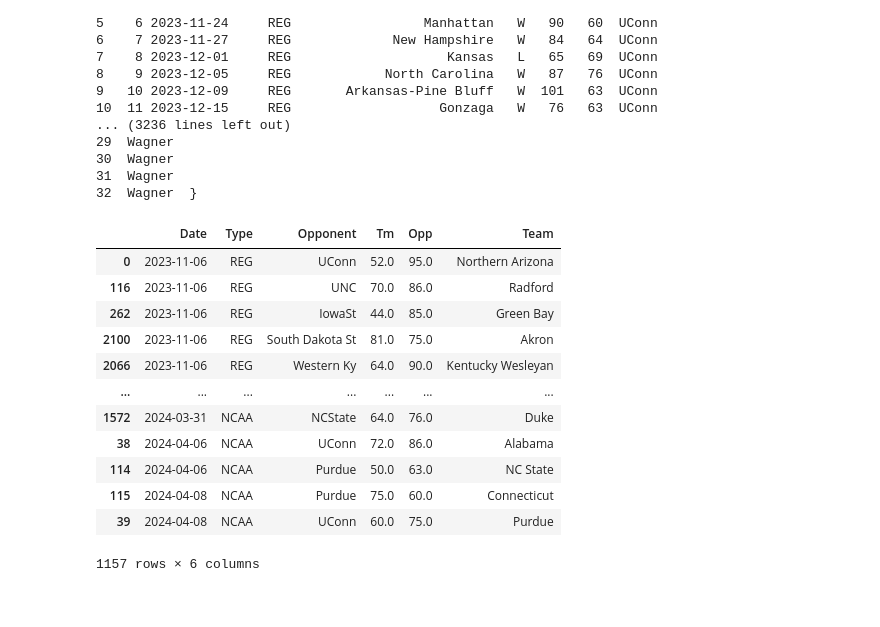
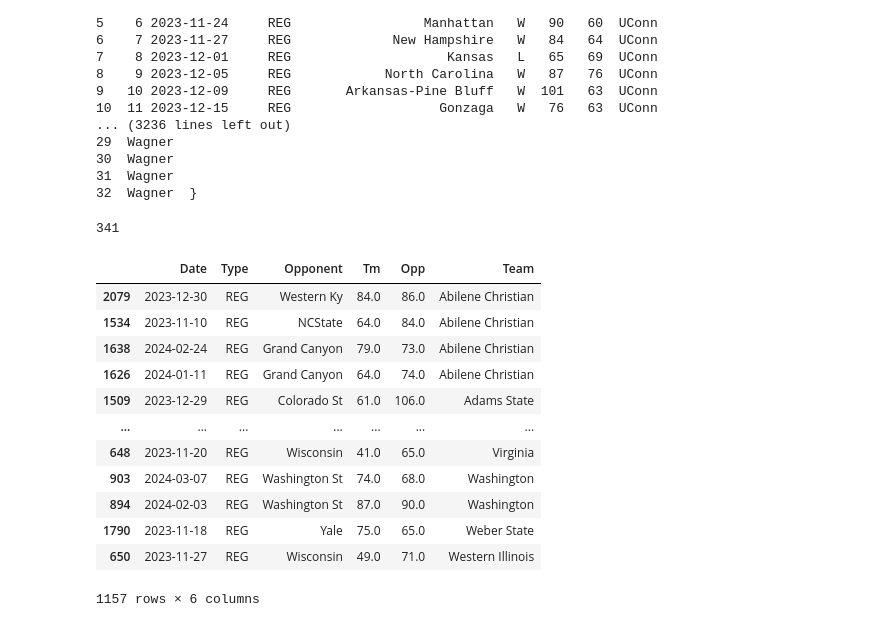
Before and after one commit to cbobowic/BMCM2024, a Jupyter notebook: preprocess.ipynb, the cells around one changed output. Cells and saved outputs as stored; diff of their text form; code cells hidden in the pictures.

```diff
--- a/preprocess.ipynb
+++ b/preprocess.ipynb
@@ -54,37 +54,42 @@ print(sheets_dict)
 # %%
 all_data = sheets_dict.copy()
 
 all_dfs = list(all_data.values())
 full_df = pd.concat(all_dfs, ignore_index=True)
 full_df = full_df.drop(['G', 'W/L', 'Unnamed: 4'], axis=1)
 full_df = full_df.dropna()
 
 def reorder_teams(row):
     if row['Team'] > row['Opponent']:
         row['Team'], row['Opponent'] = row['Opponent'], row['Team']
         row['Tm'], row['Opp'] = row['Opp'], row['Tm']
         return row
 
 # Apply the function to each row
 
 full_df = full_df.apply(reorder_teams, axis=1)
 
 full_df['Date'] = pd.to_datetime(full_df['Date'])
 
 full_df = full_df.dropna()
-full_df.sort_values(by='Date')
+
+all_teams = pd.concat([full_df['Team'], full_df['Opponent']])
+print(len(all_teams.unique()))
+
+full_df.sort_values(by='Team')
 #
 # %% [output]
+341
 |  | Date | Type | Opponent | Tm | Opp | Team |
-| 0 | 2023-11-06 | REG | UConn | 52.0 | 95.0 | Northern Arizona |
-| 116 | 2023-11-06 | REG | UNC | 70.0 | 86.0 | Radford |
-| 262 | 2023-11-06 | REG | IowaSt | 44.0 | 85.0 | Green Bay |
-| 2100 | 2023-11-06 | REG | South Dakota St | 81.0 | 75.0 | Akron |
-| 2066 | 2023-11-06 | REG | Western Ky | 64.0 | 90.0 | Kentucky Wesleyan |
+| 2079 | 2023-12-30 | REG | Western Ky | 84.0 | 86.0 | Abilene Christian |
+| 1534 | 2023-11-10 | REG | NCState | 64.0 | 84.0 | Abilene Christian |
+| 1638 | 2024-02-24 | REG | Grand Canyon | 79.0 | 73.0 | Abilene Christian |
+| 1626 | 2024-01-11 | REG | Grand Canyon | 64.0 | 74.0 | Abilene Christian |
+| 1509 | 2023-12-29 | REG | Colorado St | 61.0 | 106.0 | Adams State |
 | ... | ... | ... | ... | ... | ... | ... |
-| 1572 | 2024-03-31 | NCAA | NCState | 64.0 | 76.0 | Duke |
-| 38 | 2024-04-06 | NCAA | UConn | 72.0 | 86.0 | Alabama |
-| 114 | 2024-04-06 | NCAA | Purdue | 50.0 | 63.0 | NC State |
-| 115 | 2024-04-08 | NCAA | Purdue | 75.0 | 60.0 | Connecticut |
-| 39 | 2024-04-08 | NCAA | UConn | 60.0 | 75.0 | Purdue |
+| 648 | 2023-11-20 | REG | Wisconsin | 41.0 | 65.0 | Virginia |
+| 903 | 2024-03-07 | REG | Washington St | 74.0 | 68.0 | Washington |
+| 894 | 2024-02-03 | REG | Washington St | 87.0 | 90.0 | Washington |
+| 1790 | 2023-11-18 | REG | Yale | 75.0 | 65.0 | Weber State |
+| 650 | 2023-11-27 | REG | Wisconsin | 49.0 | 71.0 | Western Illinois |
-1157 rows × 6 columns
+1157 rows × 6 columns
```
Also changed, not shown: parts of 1 cell of this notebook, 1 other file.
